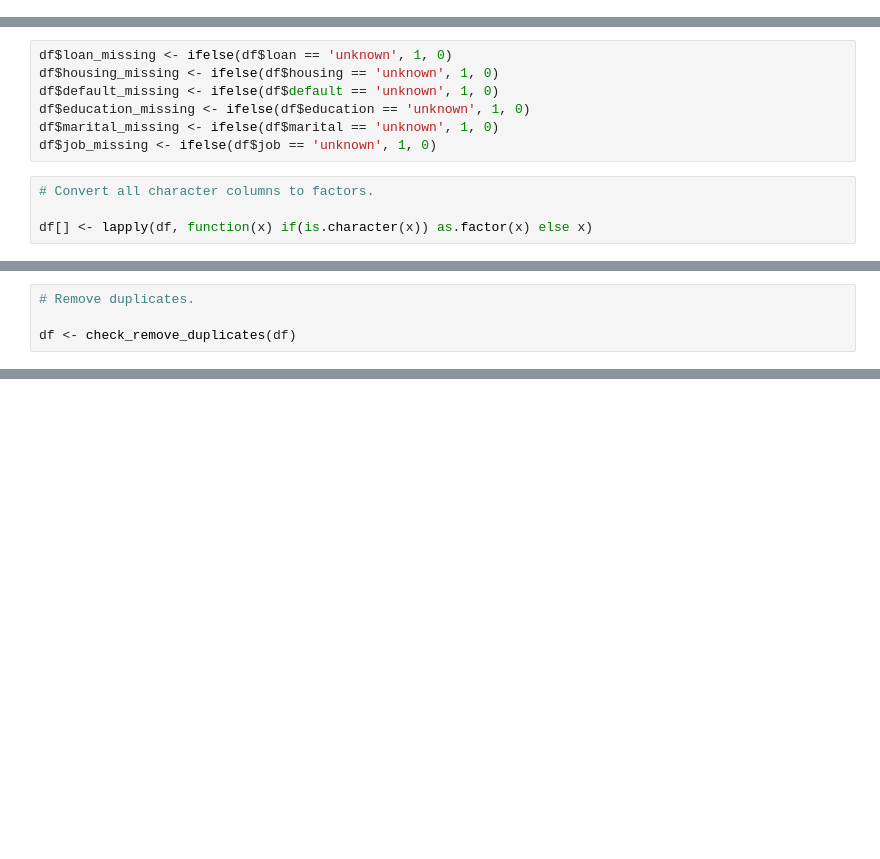
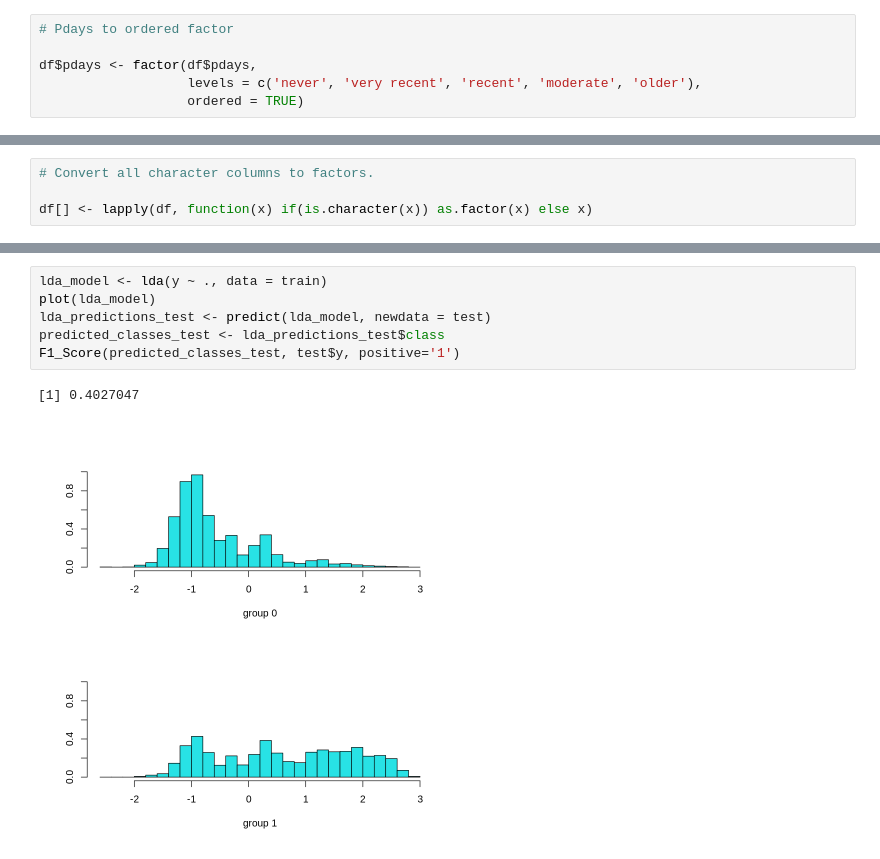
Before and after one commit to michp15/statistical_learning_class, a Jupyter notebook: stat_learn_classif_proj.ipynb, the cells around one changed output, grey strips where cells are left out. Saved outputs shown, nothing was run; the diff lists cells and outputs as text; blank space fills up the shorter version.

```diff
--- a/stat_learn_classif_proj.ipynb
+++ b/stat_learn_classif_proj.ipynb
@@ -336,14 +395,13 @@ df$mobile_phone <- as.numeric(ifelse(df$mobile_phone == 'cellular', 1, 0))
+# %%
+# Pdays to ordered factor
+
+df$pdays <- factor(df$pdays,
+                   levels = c('never', 'very recent', 'recent', 'moderate', 'older'),
+                   ordered = TRUE)
 # %%
 # Remove duplicates.
 
 df <- check_remove_duplicates(df)
-# %%
-df$loan_missing <- ifelse(df$loan == 'unknown', 1, 0)
-df$housing_missing <- ifelse(df$housing == 'unknown', 1, 0)
-df$default_missing <- ifelse(df$default == 'unknown', 1, 0)
-df$education_missing <- ifelse(df$education == 'unknown', 1, 0)
-df$marital_missing <- ifelse(df$marital == 'unknown', 1, 0)
-df$job_missing <- ifelse(df$job == 'unknown', 1, 0)
 # %%
 # Convert all character columns to factors.
 
@@ -381,4 +408,0 @@ any(is.na(df$education))
-# %%
-# Remove duplicates.
-
-df <- check_remove_duplicates(df)
@@ -462,0 +529,9 @@ ggplot(umap_df, aes(x = UMAP1, y = UMAP2)) +
+# %%
+lda_model <- lda(y ~ ., data = train)
+plot(lda_model)
+lda_predictions_test <- predict(lda_model, newdata = test)
+predicted_classes_test <- lda_predictions_test$class
+F1_Score(predicted_classes_test, test$y, positive='1')
+# %% [output]
+[1] 0.4027047
+[figure, added]
```
Also changed, not shown: parts of 49 cells of this notebook.
